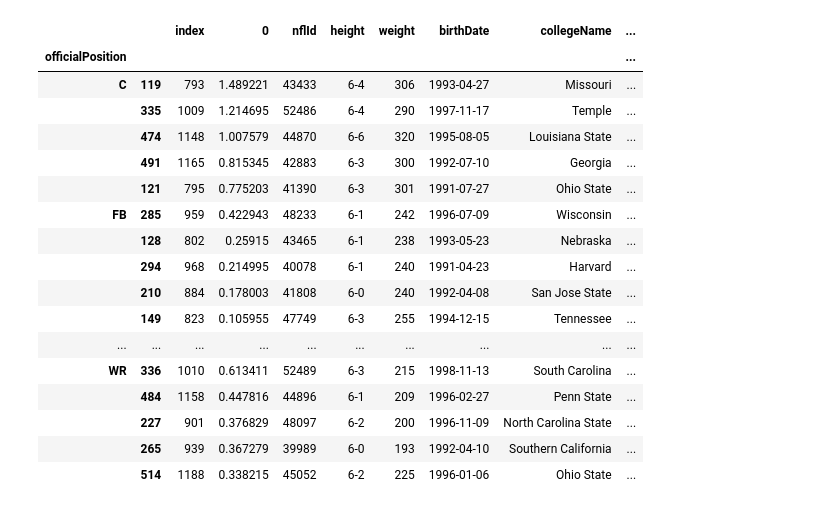
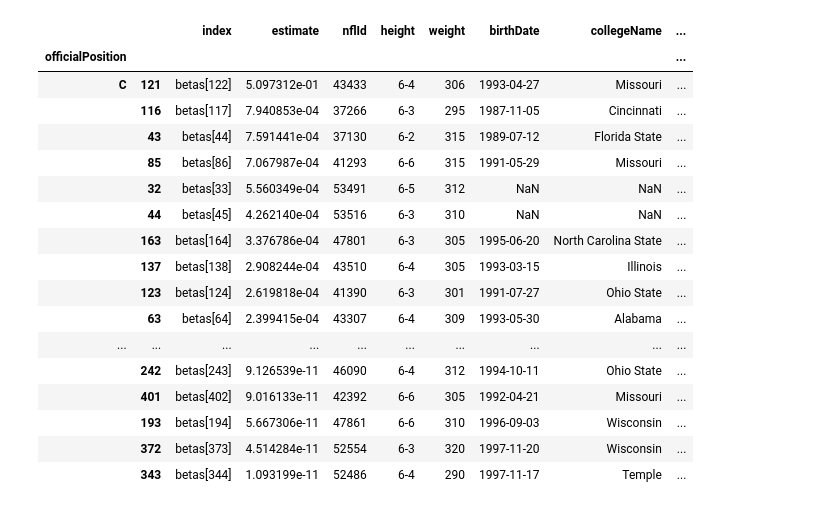
Before and after one commit to IshTheCoder/Matchup_Identifier, a Jupyter notebook: src/Maximization Sandbox.ipynb, the cells around one changed output. Drawn from its saved outputs; the diff is of its cells as text; code cells hidden in the pictures.

```diff
--- a/src/Maximization Sandbox.ipynb
+++ b/src/Maximization Sandbox.ipynb
@@ -628,0 +656,2 @@ blocker_coef_df
+# %%
+blocker_encode_map = {index:val for index,val in enumerate(set(chain.from_iterable([list(ast.literal_eval(item).keys()) for item in strain_data["assignment_dict"]])))}
@@ -629,2 +662,2 @@ blocker_coef_df
 # %%
-blocker_coef_df["index"] = blocker_coef_df["index"].apply(lambda x: int(x.split(".")[-1]))
+blocker_coef_df["nflId"] = blocker_coef_df["index"].apply(lambda x: blocker_encode_map[int(x.replace("[",".").replace("]","").split(".")[-1]) -1])
@@ -631,2 +669,0 @@ blocker_coef_df["index"] = blocker_coef_df["index"].apply(lambda x: int(x.split(
-# %%
-blocker_coef_df["index"] -= 1
@@ -642,2 +669,0 @@ inverse_blocker_map = {blocker_map[index]:index for index in blocker_map}
-# %%
-blocker_coef_df["nflId"] = blocker_coef_df["index"].apply(lambda x: inverse_blocker_map[x - min(blocker_coef_df["index"])])
@@ -646,21 +670,21 @@ players = pd.read_csv("data/players.csv")
 # %%
-blocker_coef_df.merge(players).groupby("officialPosition").apply(lambda x: x.sort_values(0, ascending = False).head(5))
+blocker_coef_df.merge(players).merge(snaps_block).groupby("officialPosition").apply(lambda x: x[(x.num_snaps >=90) & (x.officialPosition == "C")].sort_values("estimate",ascending=False).head(20))
 # %% [output]
-|  |  | index | 0 | nflId | height | weight | birthDate | collegeName | ... |
+|  |  | index | estimate | nflId | height | weight | birthDate | collegeName | ... |
 | officialPosition |  |  |  |  |  |  |  |  | ... |
-| C | 119 | 793 | 1.489221 | 43433 | 6-4 | 306 | 1993-04-27 | Missouri | ... |
-|  | 335 | 1009 | 1.214695 | 52486 | 6-4 | 290 | 1997-11-17 | Temple | ... |
-|  | 474 | 1148 | 1.007579 | 44870 | 6-6 | 320 | 1995-08-05 | Louisiana State | ... |
-|  | 491 | 1165 | 0.815345 | 42883 | 6-3 | 300 | 1992-07-10 | Georgia | ... |
-|  | 121 | 795 | 0.775203 | 41390 | 6-3 | 301 | 1991-07-27 | Ohio State | ... |
-| FB | 285 | 959 | 0.422943 | 48233 | 6-1 | 242 | 1996-07-09 | Wisconsin | ... |
-|  | 128 | 802 | 0.25915 | 43465 | 6-1 | 238 | 1993-05-23 | Nebraska | ... |
-|  | 294 | 968 | 0.214995 | 40078 | 6-1 | 240 | 1991-04-23 | Harvard | ... |
-|  | 210 | 884 | 0.178003 | 41808 | 6-0 | 240 | 1992-04-08 | San Jose State | ... |
-|  | 149 | 823 | 0.105955 | 47749 | 6-3 | 255 | 1994-12-15 | Tennessee | ... |
+| C | 121 | betas[122] | 5.097312e-01 | 43433 | 6-4 | 306 | 1993-04-27 | Missouri | ... |
+|  | 116 | betas[117] | 7.940853e-04 | 37266 | 6-3 | 295 | 1987-11-05 | Cincinnati | ... |
+|  | 43 | betas[44] | 7.591441e-04 | 37130 | 6-2 | 315 | 1989-07-12 | Florida State | ... |
+|  | 85 | betas[86] | 7.067987e-04 | 41293 | 6-6 | 315 | 1991-05-29 | Missouri | ... |
+|  | 32 | betas[33] | 5.560349e-04 | 53491 | 6-5 | 312 | NaN | NaN | ... |
+|  | 44 | betas[45] | 4.262140e-04 | 53516 | 6-3 | 310 | NaN | NaN | ... |
+|  | 163 | betas[164] | 3.376786e-04 | 47801 | 6-3 | 305 | 1995-06-20 | North Carolina State | ... |
+|  | 137 | betas[138] | 2.908244e-04 | 43510 | 6-4 | 305 | 1993-03-15 | Illinois | ... |
+|  | 123 | betas[124] | 2.619818e-04 | 41390 | 6-3 | 301 | 1991-07-27 | Ohio State | ... |
+|  | 63 | betas[64] | 2.399415e-04 | 43307 | 6-4 | 309 | 1993-05-30 | Alabama | ... |
 | ... | ... | ... | ... | ... | ... | ... | ... | ... | ... |
-| WR | 336 | 1010 | 0.613411 | 52489 | 6-3 | 215 | 1998-11-13 | South Carolina | ... |
-|  | 484 | 1158 | 0.447816 | 44896 | 6-1 | 209 | 1996-02-27 | Penn State | ... |
-|  | 227 | 901 | 0.376829 | 48097 | 6-2 | 200 | 1996-11-09 | North Carolina State | ... |
-|  | 265 | 939 | 0.367279 | 39989 | 6-0 | 193 | 1992-04-10 | Southern California | ... |
-|  | 514 | 1188 | 0.338215 | 45052 | 6-2 | 225 | 1996-01-06 | Ohio State | ... |
+|  | 242 | betas[243] | 9.126539e-11 | 46090 | 6-4 | 312 | 1994-10-11 | Ohio State | ... |
+|  | 401 | betas[402] | 9.016133e-11 | 42392 | 6-6 | 305 | 1992-04-21 | Missouri | ... |
+|  | 193 | betas[194] | 5.667306e-11 | 47861 | 6-6 | 310 | 1996-09-03 | Wisconsin | ... |
+|  | 372 | betas[373] | 4.514284e-11 | 52554 | 6-3 | 320 | 1997-11-20 | Wisconsin | ... |
+|  | 343 | betas[344] | 1.093199e-11 | 52486 | 6-4 | 290 | 1997-11-17 | Temple | ... |
```
Also changed, not shown: parts of 308 cells of this notebook, 3 other files.
